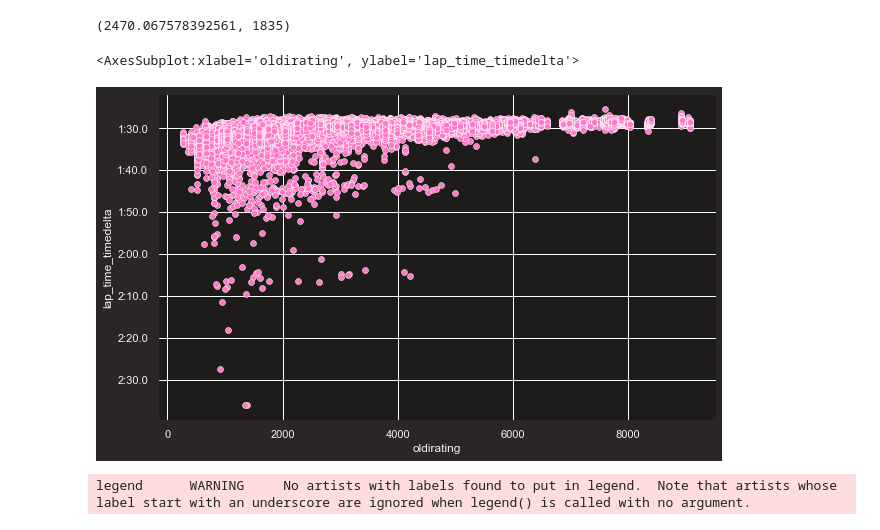
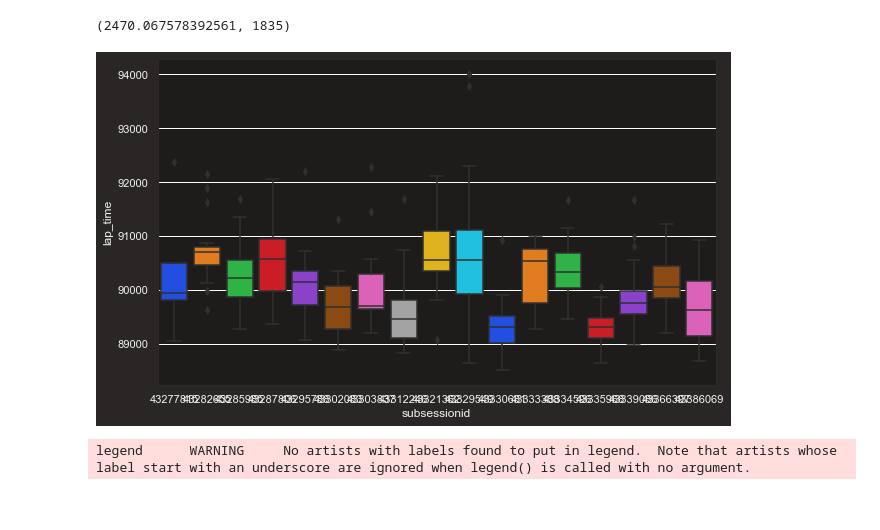
Before and after one commit to Razgrizaces/irlaptimes, a Jupyter notebook: iracing_vs_f1.ipynb, the cells around one changed output. Cells and saved outputs as stored; diff of their text form; code cells hidden in the pictures.

```diff
--- a/iracing_vs_f1.ipynb
+++ b/iracing_vs_f1.ipynb
@@ -326,5 +358,5 @@ Int64Index([687383, 184169, 591460, 189504, 646927, 547465, 462672, 107253,
 lap_data_most_driven = iracing_data[iracing_data['custid'] == 462672]
 cutoff_time = min(lap_data_most_driven['lap_time'])*1.07
 lap_data_most_driven = lap_data_most_driven[lap_data_most_driven['lap_time'] < cutoff_time]
-lap_data_most_driven = lap_data_most_driven.reset_index()
+lap_data_most_driven = lap_data_most_driven.reset_index(drop=True)
 # %%
@@ -333,11 +365,11 @@ np.mean(iracing_data.oldirating), stats.mode(iracing_data.oldirating)[0][0]
 # %% [output]
 (2470.067578392561, 1835)
 # %%
-iracing_data = iracing_data.reset_index()
-sns.scatterplot(data = iracing_data, x = 'oldirating', y = 'lap_time_timedelta', palette = "bright")
+iracing_data = iracing_data.reset_index(drop=True)
+sns.boxplot(data = lap_data_most_driven, x = 'subsessionid', y = 'lap_time', palette = "bright")
+plt.rcParams['figure.figsize'] = [10, 10]
 # %% [output]
-<AxesSubplot:xlabel='oldirating', ylabel='lap_time_timedelta'>
-[figure, old version]
+[figure, new version]
 # %%
 plt.rcParams['figure.figsize'] = [10, 6]
 fig, ax = plt.subplots()
```
Also changed, not shown: parts of 18 cells of this notebook.
